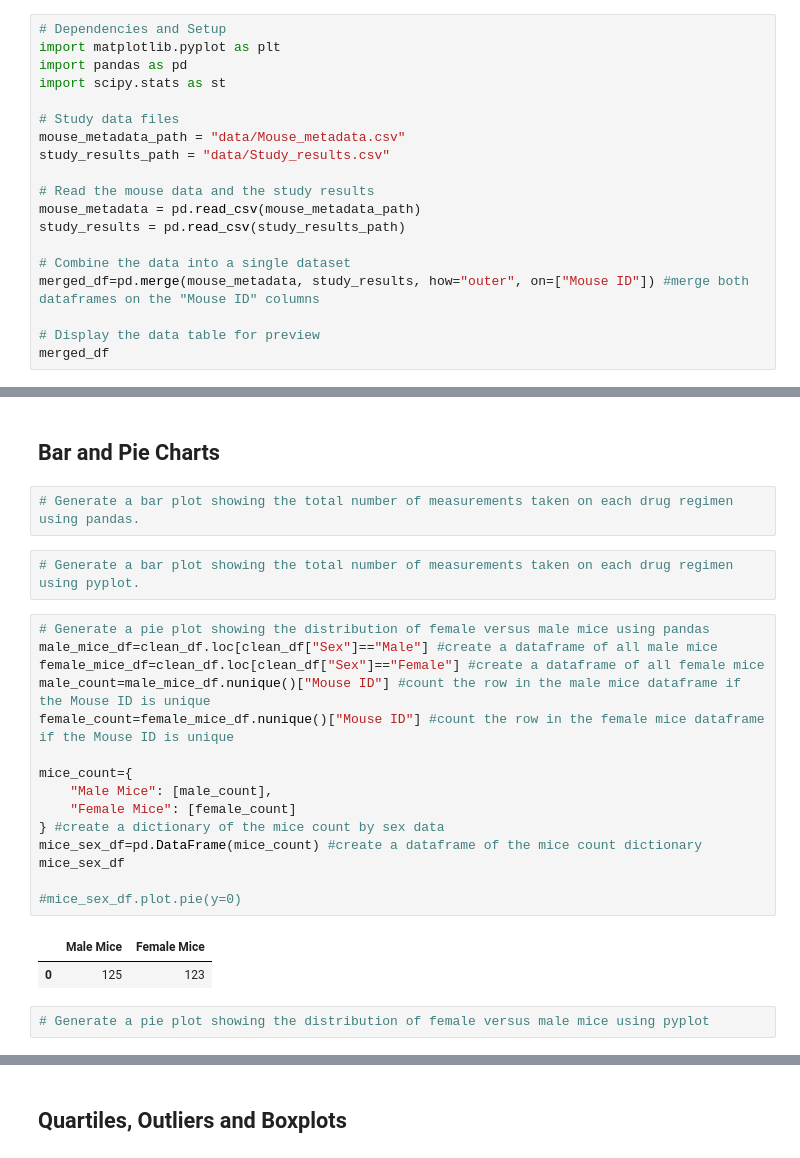
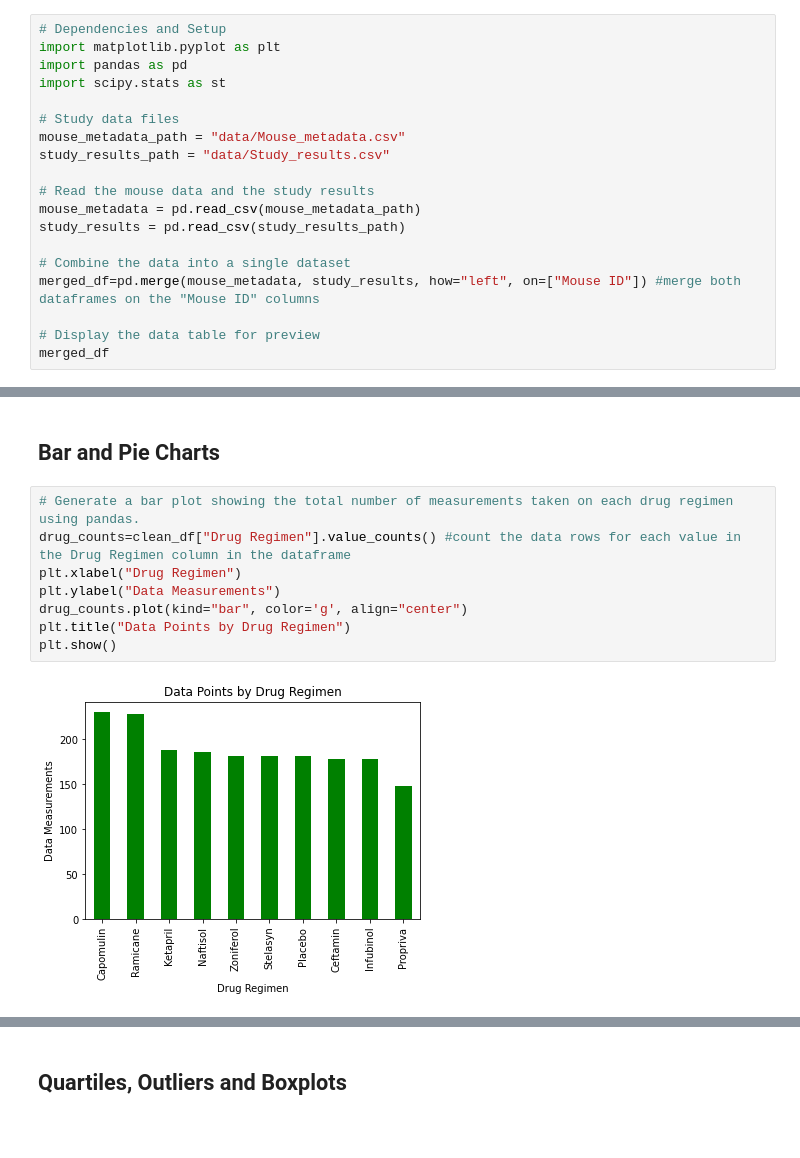
Before and after one commit to felpronove/matplotlib-challenge, a Jupyter notebook: Pymaceuticals/pymaceuticals_starter.ipynb, the cells around one changed output, grey strips where cells are left out. Drawn from its saved outputs; the diff is of its cells as text; blank space fills up the shorter version.

Commit message:
create summary statistics table using aggregate function, created charts for the mice distribution by sex, and created charts for data measurements by Drug Regimen

```diff
--- a/Pymaceuticals/pymaceuticals_starter.ipynb
+++ b/Pymaceuticals/pymaceuticals_starter.ipynb
@@ -15,7 +15,7 @@ mouse_metadata = pd.read_csv(mouse_metadata_path)
 study_results = pd.read_csv(study_results_path)
 
 # Combine the data into a single dataset
-merged_df=pd.merge(mouse_metadata, study_results, how="outer", on=["Mouse ID"]) #merge both dataframes on the "Mouse ID" columns
+merged_df=pd.merge(mouse_metadata, study_results, how="left", on=["Mouse ID"]) #merge both dataframes on the "Mouse ID" columns
 
 # Display the data table for preview
 merged_df
@@ -182,26 +152,12 @@ np_std
 # %% [markdown]
 ## Bar and Pie Charts
-# %%
-# Generate a bar plot showing the total number of measurements taken on each drug regimen using pandas.
-# %%
-# Generate a bar plot showing the total number of measurements taken on each drug regimen using pyplot.
-# %%
-# Generate a pie plot showing the distribution of female versus male mice using pandas
-male_mice_df=clean_df.loc[clean_df["Sex"]=="Male"] #create a dataframe of all male mice
-female_mice_df=clean_df.loc[clean_df["Sex"]=="Female"] #create a dataframe of all female mice
-male_count=male_mice_df.nunique()["Mouse ID"] #count the row in the male mice dataframe if the Mouse ID is unique
-female_count=female_mice_df.nunique()["Mouse ID"] #count the row in the female mice dataframe if the Mouse ID is unique
-
-mice_count={
-    "Male Mice": [male_count],
-    "Female Mice": [female_count]
-} #create a dictionary of the mice count by sex data
-mice_sex_df=pd.DataFrame(mice_count) #create a dataframe of the mice count dictionary
-mice_sex_df
-
-#mice_sex_df.plot.pie(y=0)
-# %% [output]
-|  | Male Mice | Female Mice |
-| 0 | 125 | 123 |
-# %%
-# Generate a pie plot showing the distribution of female versus male mice using pyplot
+# %%
+# Generate a bar plot showing the total number of measurements taken on each drug regimen using pandas.
+drug_counts=clean_df["Drug Regimen"].value_counts() #count the data rows for each value in the Drug Regimen column in the dataframe
+plt.xlabel("Drug Regimen")
+plt.ylabel("Data Measurements")
+drug_counts.plot(kind="bar", color='g', align="center")
+plt.title("Data Points by Drug Regimen")
+plt.show()
+# %% [output]
+[figure, added]
```
Also changed, not shown: parts of 7 cells of this notebook.
